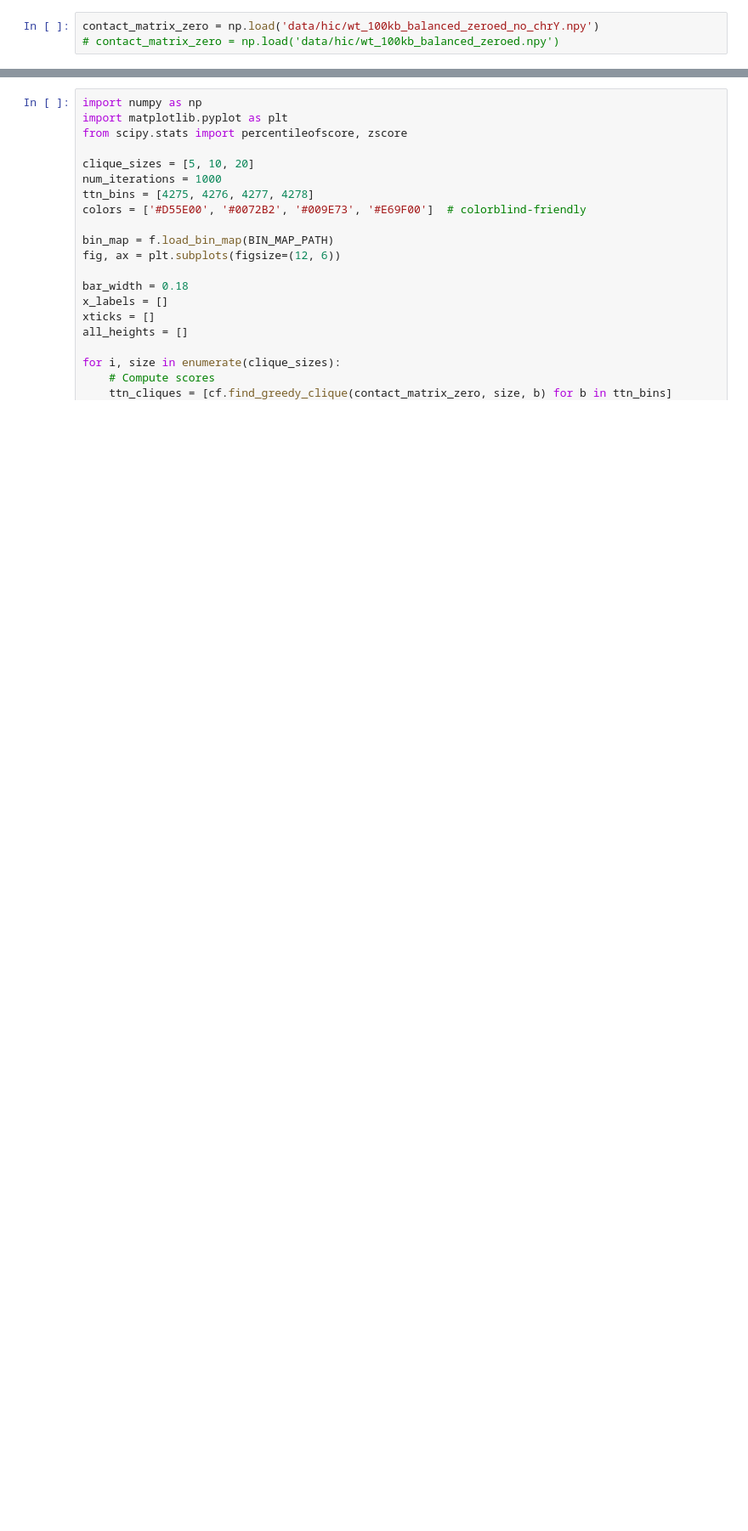
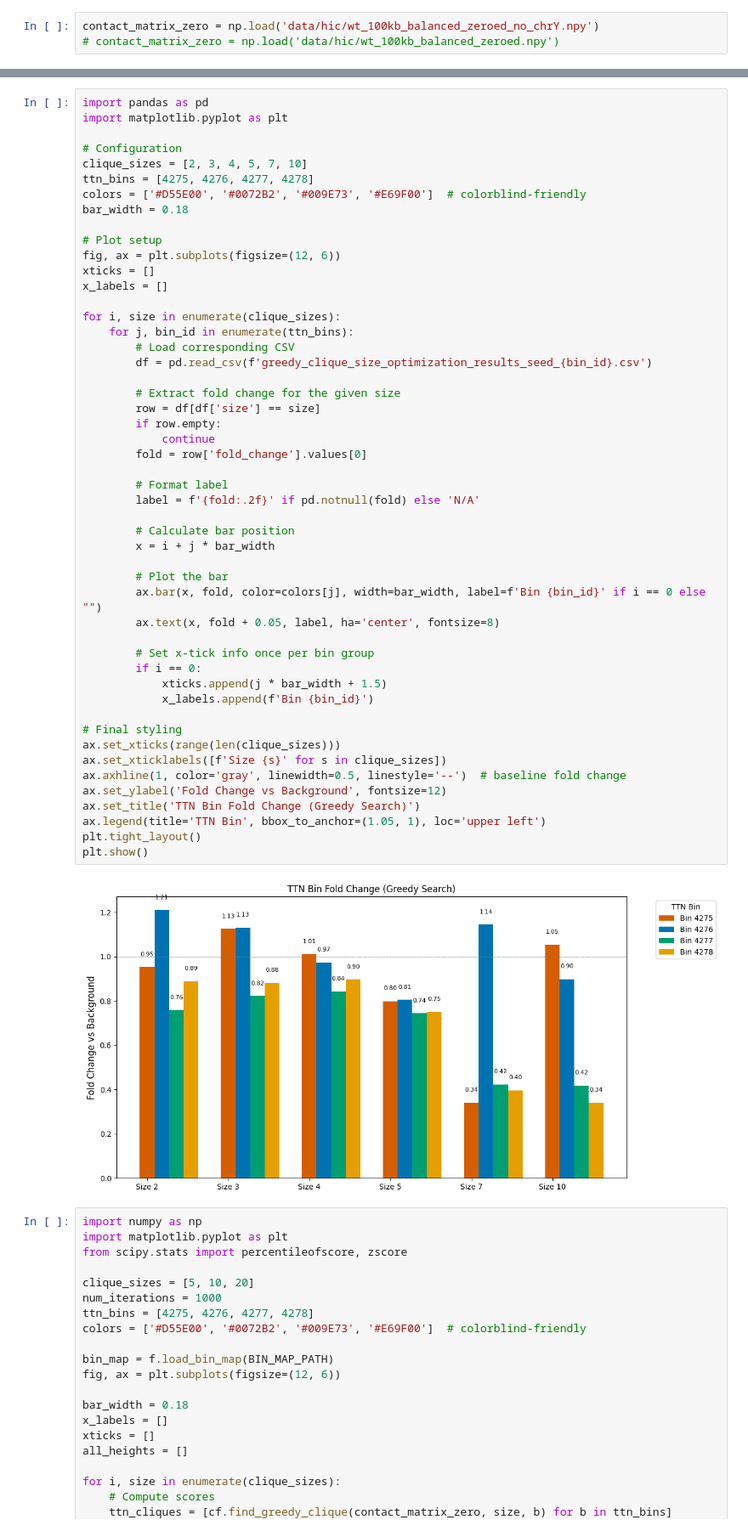
Before and after one commit to ethanoutangoun/chromatin-heart-dev, a Jupyter notebook: ttn_bin_selection.ipynb, the cells around one changed output, grey strips where cells are left out. Shown at 85% size. Cells and saved outputs as stored; diff of their text form; blank space fills up the shorter version.

```diff
--- a/ttn_bin_selection.ipynb
+++ b/ttn_bin_selection.ipynb
@@ -100,3 +143,55 @@ plt.show()
+# %%
+import pandas as pd
+import matplotlib.pyplot as plt
+
+# Configuration
+clique_sizes = [2, 3, 4, 5, 7, 10]
+ttn_bins = [4275, 4276, 4277, 4278]
+colors = ['#D55E00', '#0072B2', '#009E73', '#E69F00']  # colorblind-friendly
+bar_width = 0.18
+
+# Plot setup
+fig, ax = plt.subplots(figsize=(12, 6))
+xticks = []
+x_labels = []
+
+for i, size in enumerate(clique_sizes):
+    for j, bin_id in enumerate(ttn_bins):
+        # Load corresponding CSV
+        df = pd.read_csv(f'greedy_clique_size_optimization_results_seed_{bin_id}.csv')
+
+        # Extract fold change for the given size
+        row = df[df['size'] == size]
+        if row.empty:
+            continue
+        fold = row['fold_change'].values[0]
+
+        # Format label
+        label = f'{fold:.2f}' if pd.notnull(fold) else 'N/A'
+
+        # Calculate bar position
+        x = i + j * bar_width
+
+        # Plot the bar
+        ax.bar(x, fold, color=colors[j], width=bar_width, label=f'Bin {bin_id}' if i == 0 else "")
+        ax.text(x, fold + 0.05, label, ha='center', fontsize=8)
+
+        # Set x-tick info once per bin group
+        if i == 0:
+            xticks.append(j * bar_width + 1.5)
+            x_labels.append(f'Bin {bin_id}')
+
+# Final styling
+ax.set_xticks(range(len(clique_sizes)))
+ax.set_xticklabels([f'Size {s}' for s in clique_sizes])
+ax.axhline(1, color='gray', linewidth=0.5, linestyle='--')  # baseline fold change
+ax.set_ylabel('Fold Change vs Background', fontsize=12)
+ax.set_title('TTN Bin Fold Change (Greedy Search)')
+ax.legend(title='TTN Bin', bbox_to_anchor=(1.05, 1), loc='upper left')
+plt.tight_layout()
+plt.show()
+# %% [output]
+[figure, added]
 # %%
 import numpy as np
 import matplotlib.pyplot as plt
```
Also changed, not shown: parts of 3 cells of this notebook, 5 other files.
